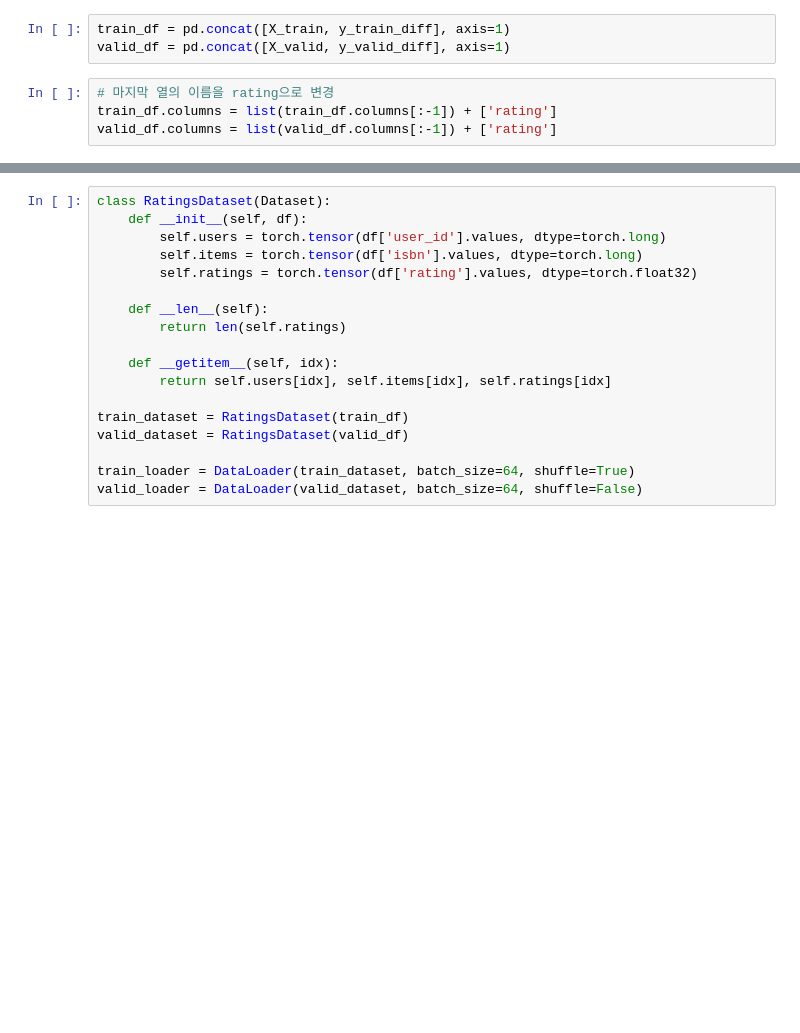
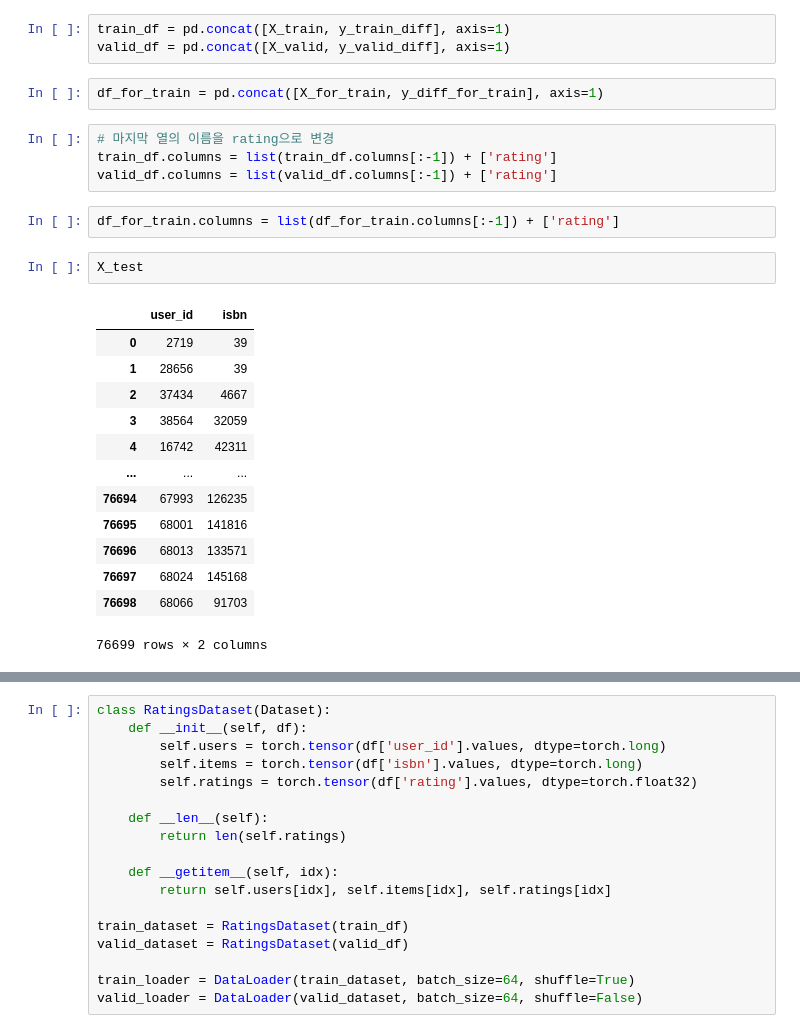
Before and after one commit to boostcampaitech7/level2-bookratingprediction-recsys-09, a Jupyter notebook: notebook/mean_normalization.ipynb, the cells around one changed output, grey strips where cells are left out. Drawn from its saved outputs; the diff is of its cells as text; blank space fills up the shorter version.

```diff
--- a/notebook/mean_normalization.ipynb
+++ b/notebook/mean_normalization.ipynb
@@ -860,7 +860,27 @@ X_test = X_test.drop(['user_summary_merge_vector', 'book_summary_vector'], axis=
 # %%
 train_df = pd.concat([X_train, y_train_diff], axis=1)
 valid_df = pd.concat([X_valid, y_valid_diff], axis=1)
+# %%
+df_for_train = pd.concat([X_for_train, y_diff_for_train], axis=1)
 # %%
 # 마지막 열의 이름을 rating으로 변경
 train_df.columns = list(train_df.columns[:-1]) + ['rating']
 valid_df.columns = list(valid_df.columns[:-1]) + ['rating']
+# %%
+df_for_train.columns = list(df_for_train.columns[:-1]) + ['rating']
+# %%
+X_test
+# %% [output]
+|  | user_id | isbn |
+| 0 | 2719 | 39 |
+| 1 | 28656 | 39 |
+| 2 | 37434 | 4667 |
+| 3 | 38564 | 32059 |
+| 4 | 16742 | 42311 |
+| ... | ... | ... |
+| 76694 | 67993 | 126235 |
+| 76695 | 68001 | 141816 |
+| 76696 | 68013 | 133571 |
+| 76697 | 68024 | 145168 |
+| 76698 | 68066 | 91703 |
+76699 rows × 2 columns
```
Also changed, not shown: parts of 9 cells of this notebook.
